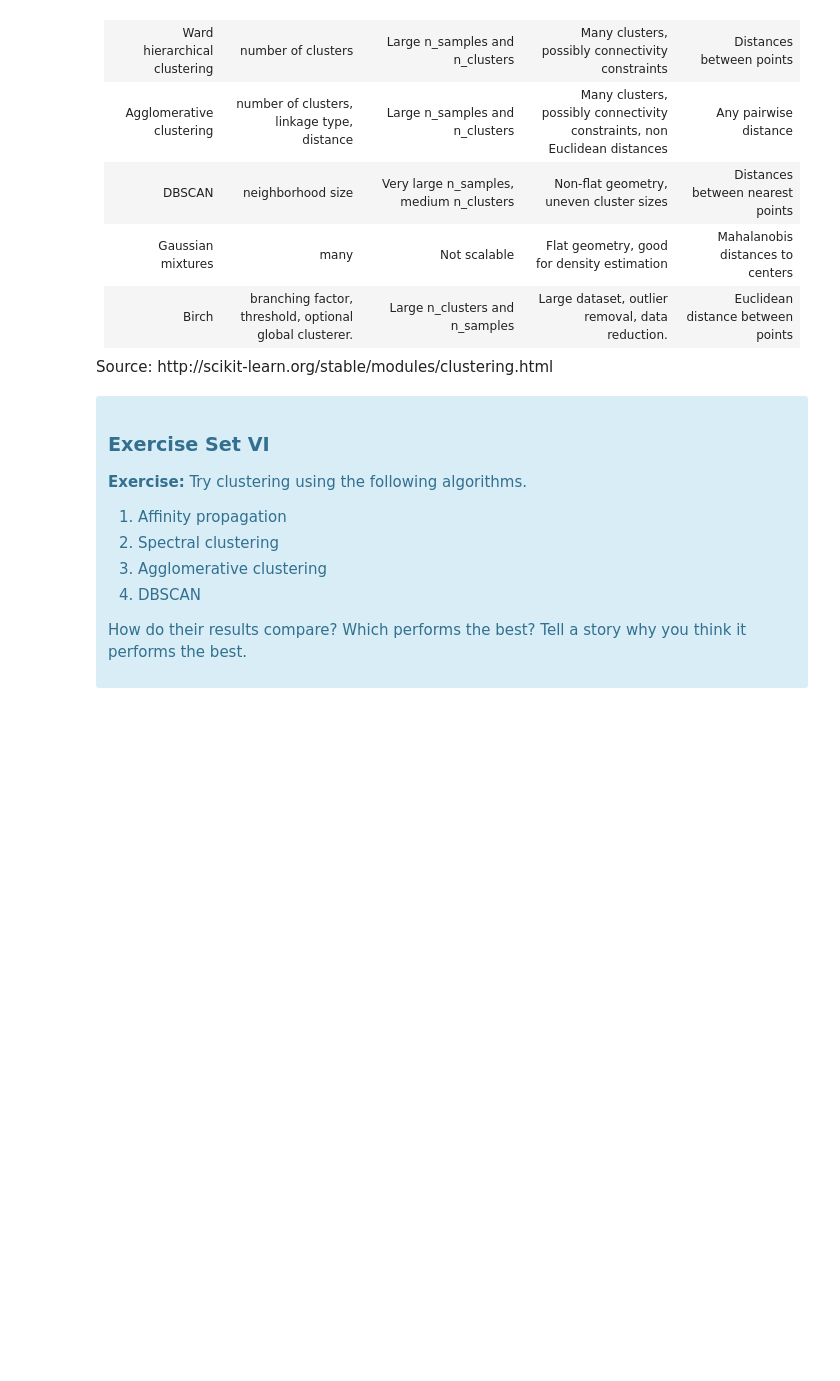
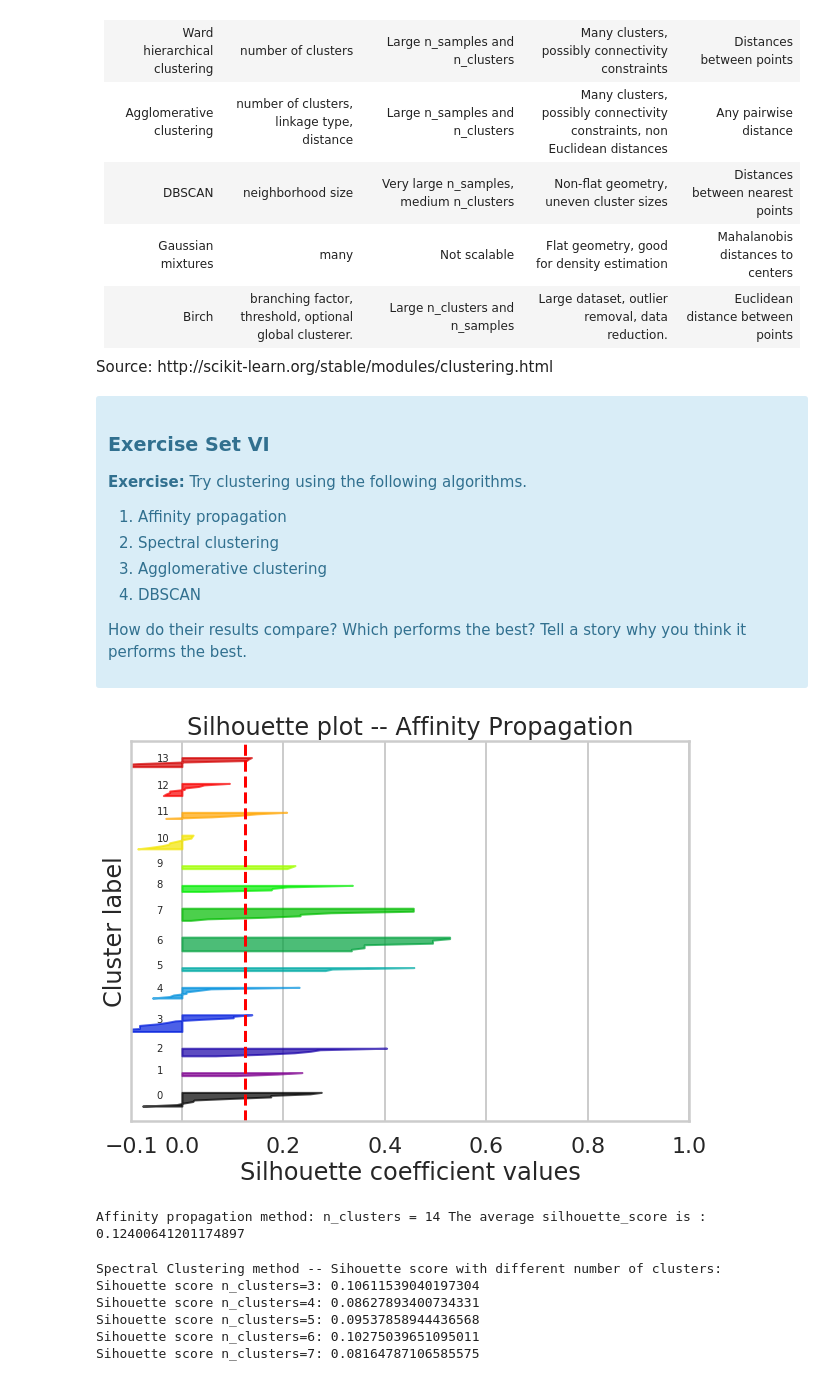
Before and after one commit to Romanm87/Springboard, a Jupyter notebook: clustering/Mini_Project_Clustering.ipynb, the cells around one changed output. Saved outputs shown, nothing was run; the diff lists cells and outputs as text; code cells hidden in the pictures; blank space fills up the shorter version.

```diff
--- a/clustering/Mini_Project_Clustering.ipynb
+++ b/clustering/Mini_Project_Clustering.ipynb
@@ -467,0 +466,55 @@ Source: http://scikit-learn.org/stable/modules/clustering.html
+# %%
+# Affinity Propagation
+from sklearn.cluster import AffinityPropagation
+clusterer = AffinityPropagation().fit(x_cols)
+cluster_labels = clusterer.predict(x_cols)
+n_clusters = len(set(cluster_labels))
+silhouette_avg = silhouette_score(x_cols, cluster_labels)
+sample_silhouette_values = silhouette_samples(x_cols, cluster_labels)
+y_lower = 10
+fig, ax1, = plt.subplots(1, 1)
+fig.set_size_inches(10, 7)
+ax1.set_xlim([-0.1, 1])
+ax1.set_ylim([0, len(x_cols) + (n_clusters + 1) * 10])
+for i in range(n_clusters):
+    ith_cluster_silhouette_values = sample_silhouette_values[cluster_labels == i]
+    ith_cluster_silhouette_values.sort()
+    size_cluster_i = ith_cluster_silhouette_values.shape[0]
+    y_upper = y_lower + size_cluster_i
+    color = cm.nipy_spectral(float(i) / n_clusters)
+    ax1.fill_betweenx(np.arange(y_lower, y_upper),
+                    0, ith_cluster_silhouette_values,
+                    facecolor=color, edgecolor=color, alpha=0.7)
+    # Label the silhouette plots with their cluster numbers at the middle
+    ax1.text(-0.05, y_lower + 0.5 * size_cluster_i, str(i))
+    y_lower = y_upper + 10
+ax1.set_title("Silhouette plot -- Affinity Propagation")
+ax1.set_xlabel("Silhouette coefficient values")
+ax1.set_ylabel("Cluster label")
+# The vertical line for average silhouette score of all the values
+ax1.axvline(x=silhouette_avg, color="red", linestyle="--")
+ax1.set_yticks([])  # Clear the yaxis labels / ticks
+ax1.set_xticks([-0.1, 0, 0.2, 0.4, 0.6, 0.8, 1])
+plt.show()
+print("Affinity propagation method: n_clusters =", n_clusters, \
+          "The average silhouette_score is :", silhouette_avg)
+# %% [output]
+[figure, added]
+Affinity propagation method: n_clusters = 14 The average silhouette_score is : 0.12400641201174897
+# %%
+# Spectral Clustering - determine optimal number of clusters
+from sklearn.cluster import SpectralClustering
+print('Spectral Clustering method -- Sihouette score with different number of clusters:')
+for n_clusters in range(3, 8):
+    cluster_labels = SpectralClustering(n_clusters=n_clusters).fit_predict(x_cols)
+    #cluster_labels = clusterer.predict(x_cols)
+    n_clusters = len(set(cluster_labels))
+    silhouette_avg = silhouette_score(x_cols, cluster_labels)
+    print('Sihouette score n_clusters={0}: '.format(n_clusters) + str(silhouette_avg))
+# %% [output]
+Spectral Clustering method -- Sihouette score with different number of clusters:
+Sihouette score n_clusters=3: 0.10611539040197304
+Sihouette score n_clusters=4: 0.08627893400734331
+Sihouette score n_clusters=5: 0.09537858944436568
+Sihouette score n_clusters=6: 0.10275039651095011
+Sihouette score n_clusters=7: 0.08164787106585575
```
Also changed, not shown: parts of 16 cells of this notebook.
